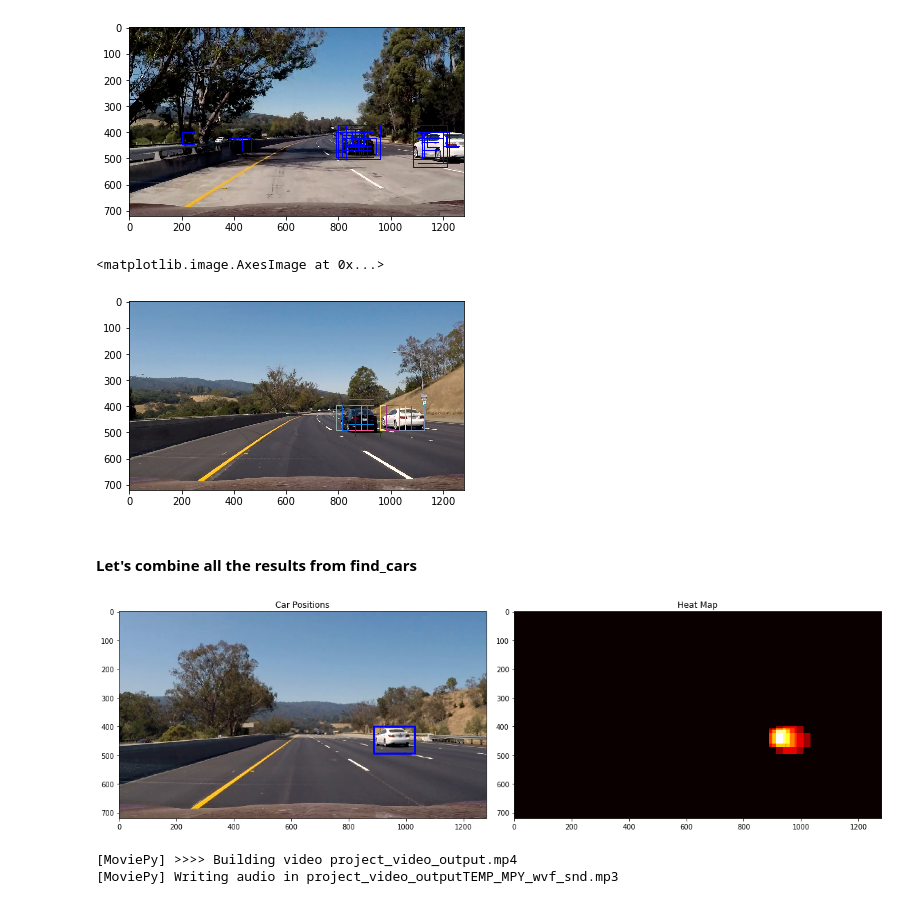
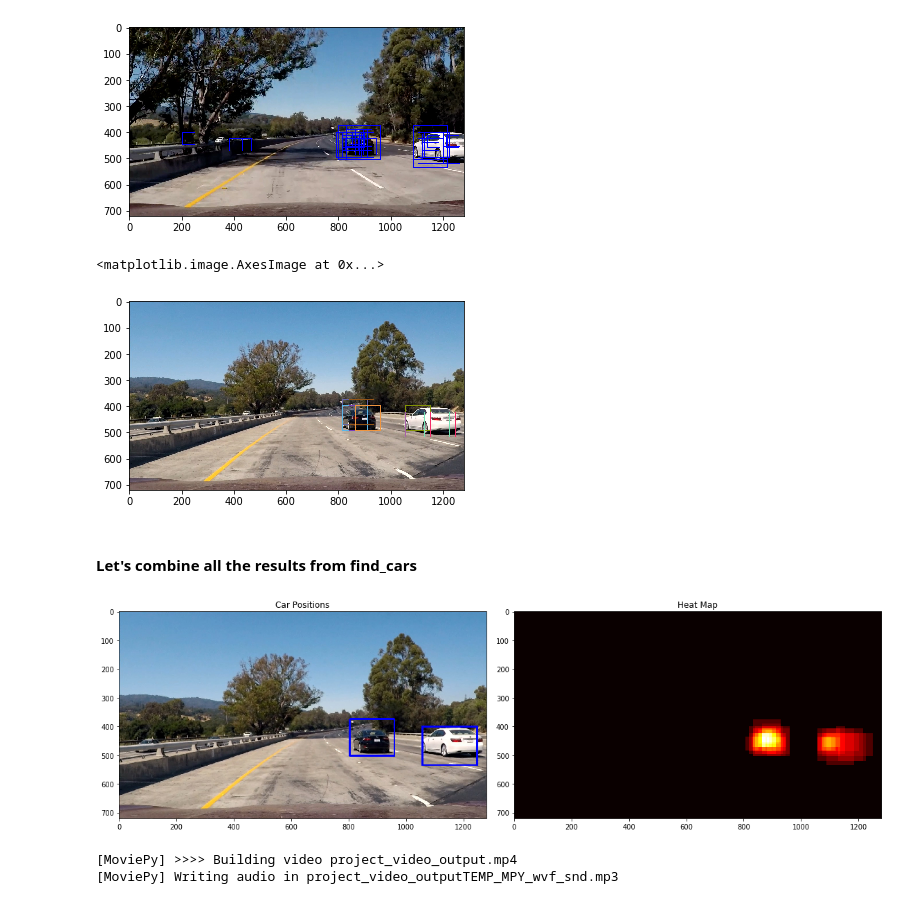
Before and after one commit to kevinwestern/CarND-Vehicle-Detection, a Jupyter notebook: project.ipynb, the cells around one changed output. Saved outputs shown, nothing was run; the diff lists cells and outputs as text; code cells hidden in the pictures.

```diff
--- a/project.ipynb
+++ b/project.ipynb
@@ -583,22 +577,22 @@ plt.imshow(draw_boxes(img, matches, thick=2,  yolo=False))
 <matplotlib.image.AxesImage at 0x...>
 [figure]
 # %%
-img = cv2.imread('./debug/img0.png')
+img = cv2.imread('./test_images/test1.jpg')
 img = cv2.cvtColor(img, cv2.COLOR_BGR2RGB)
 
 tests = [
     find_cars(img, 350, 656, 1.5, svc, X_scaler, ORIENT, PIX_PER_CELL, CELL_PER_BLOCK, None, None, debug=False),
 ]
 
 plt.imshow(draw_boxes(img, tests[0], thick=2,  yolo=True))
 
 #fig, ax = plt.subplots(nrows=len(tests), ncols=1, figsize=(16, 16))
 #ax = ax.ravel()
 #for i in range(len(tests)):
 #    ax[i].imshow(draw_boxes(img, tests[i], thick=2,  yolo=True))
 # %% [output]
 <matplotlib.image.AxesImage at 0x...>
-[figure, old version]
+[figure, new version]
 # %%
 def add_heat(heatmap, bbox_list):
     # Iterate through list of bboxes
@@ -634,7 +628,7 @@ def draw_labeled_bboxes(img, labels):
 #### Let's combine all the results from find_cars
 # %%
 from scipy.ndimage.measurements import label
-img = cv2.imread('./debug/img0.png')
+img = cv2.imread('./test_images/test1.jpg')
 img = cv2.cvtColor(img, cv2.COLOR_BGR2RGB)
 
 tests = [
@@ -675,7 +669,7 @@ plt.imshow(heatmap, cmap='hot')
 plt.title('Heat Map')
 fig.tight_layout()
 # %% [output]
-[figure, old version]
+[figure, new version]
 # %%
 from moviepy.editor import VideoFileClip
 from functools import reduce
```
Also changed, not shown: parts of 6 cells of this notebook.
